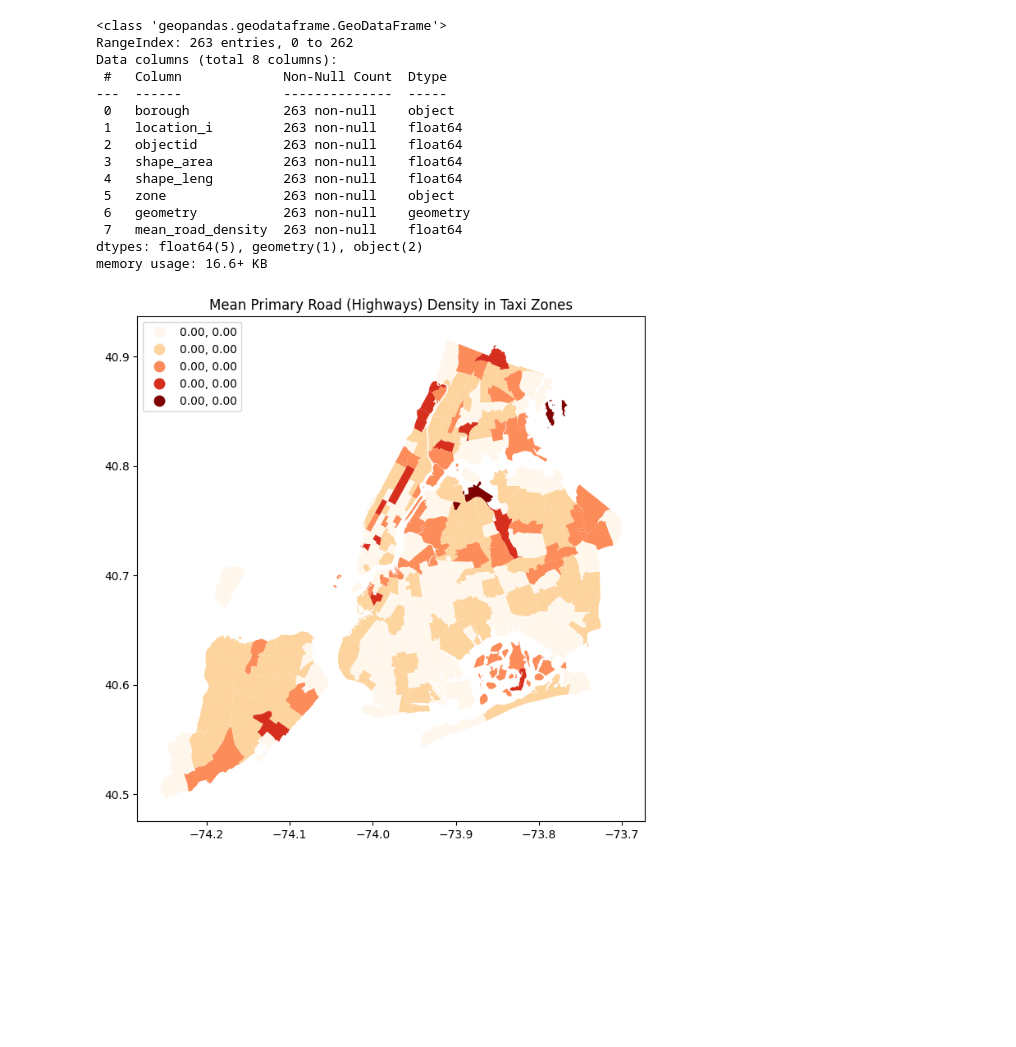
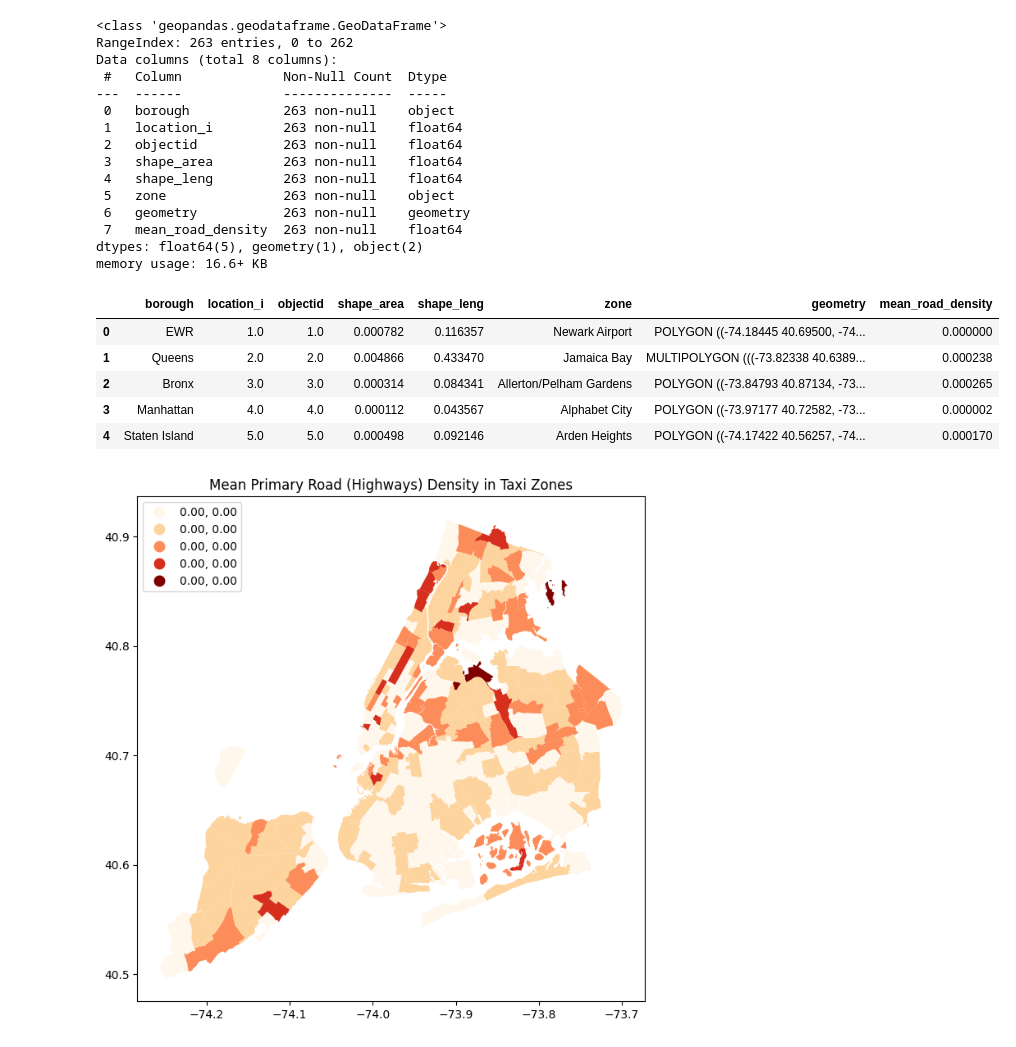
Before and after one commit to jaskcodes/elec-transit-y, a Jupyter notebook: census/analysis/roads_tzones.ipynb, the cells around one changed output. Saved outputs shown, nothing was run; the diff lists cells and outputs as text; code cells hidden in the pictures; blank space fills up the shorter version.

```diff
--- a/census/analysis/roads_tzones.ipynb
+++ b/census/analysis/roads_tzones.ipynb
@@ -167,6 +167,15 @@ Data columns (total 8 columns):
  7   mean_road_density  263 non-null    float64
 dtypes: float64(5), geometry(1), object(2)
 memory usage: 16.6+ KB
+# %%
+taxi_zones.head()
+# %% [output]
+|  | borough | location_i | objectid | shape_area | shape_leng | zone | geometry | mean_road_density |
+| 0 | EWR | 1.0 | 1.0 | 0.000782 | 0.116357 | Newark Airport | POLYGON ((-74.18445 40.69500, -74... | 0.000000 |
+| 1 | Queens | 2.0 | 2.0 | 0.004866 | 0.433470 | Jamaica Bay | MULTIPOLYGON (((-73.82338 40.6389... | 0.000238 |
+| 2 | Bronx | 3.0 | 3.0 | 0.000314 | 0.084341 | Allerton/Pelham Gardens | POLYGON ((-73.84793 40.87134, -73... | 0.000265 |
+| 3 | Manhattan | 4.0 | 4.0 | 0.000112 | 0.043567 | Alphabet City | POLYGON ((-73.97177 40.72582, -73... | 0.000002 |
+| 4 | Staten Island | 5.0 | 5.0 | 0.000498 | 0.092146 | Arden Heights | POLYGON ((-74.17422 40.56257, -74... | 0.000170 |
 # %%
 # Plot the taxi zones colored by mean road density
 
```
Also changed, not shown: parts of 1 cell of this notebook, 13 other files.
